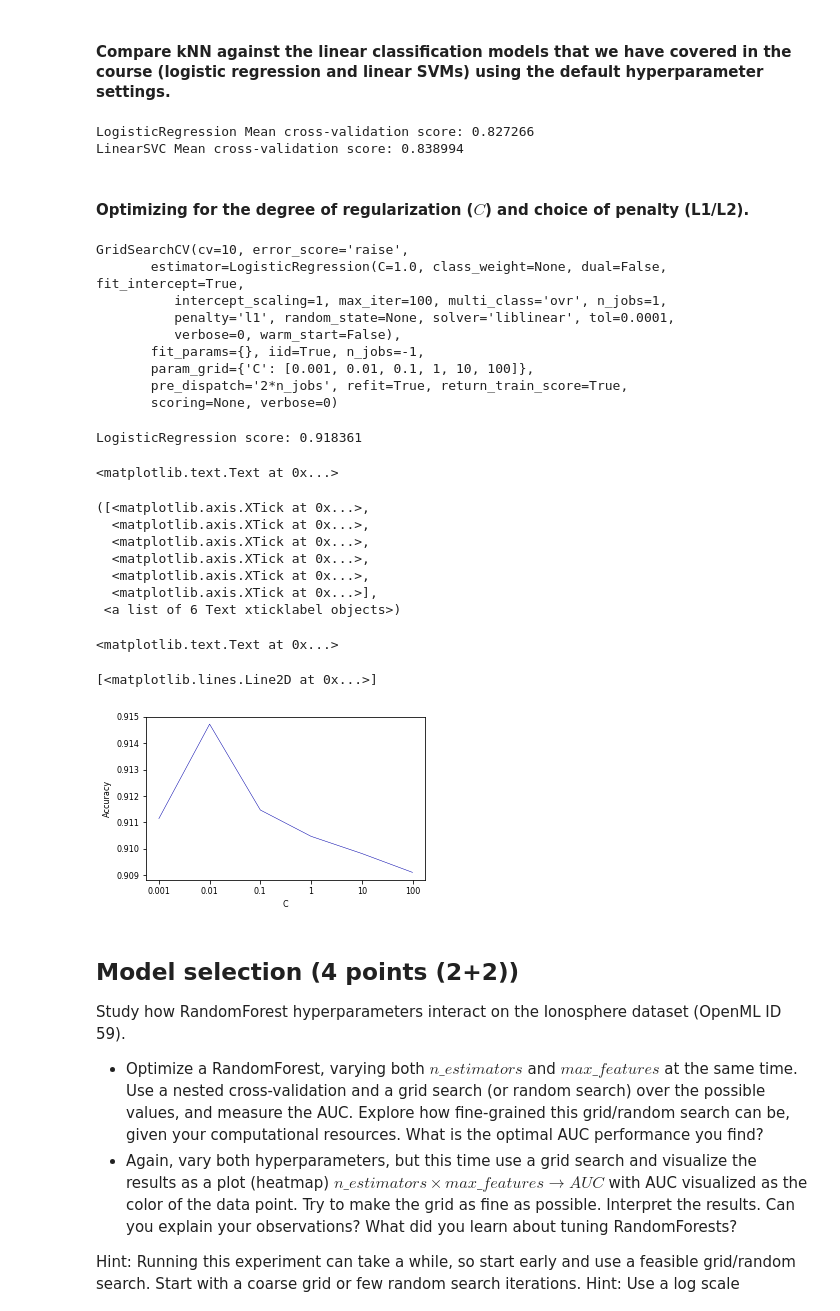
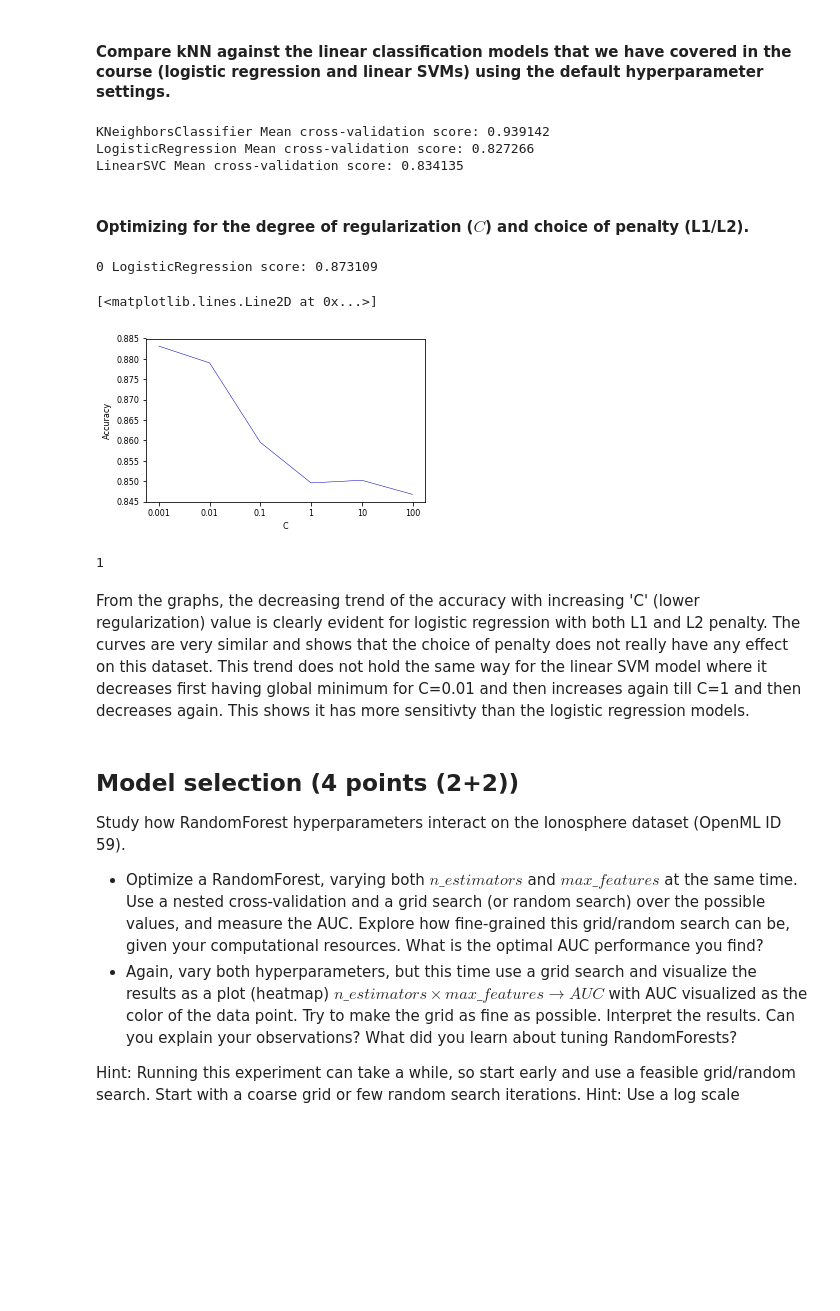
Before and after one commit to surajiyer/Machine-learning, a Jupyter notebook: A1-Iyer-Chen.ipynb, the cells around one changed output. Drawn from its saved outputs; the diff is of its cells as text; code cells hidden in the pictures; blank space fills up the shorter version.

```diff
--- a/A1-Iyer-Chen.ipynb
+++ b/A1-Iyer-Chen.ipynb
@@ -142,6 +147,7 @@ There is more variation in the result without bootstrapping repeat, while the mi
 # %% [markdown]
 #### Compare kNN against the linear classification models that we have covered in the course (logistic regression and linear SVMs) using the default hyperparameter settings.
 # %%
+from sklearn.neighbors import KNeighborsClassifier
 from sklearn.linear_model import LogisticRegression
 from sklearn.svm import LinearSVC
 from sklearn.model_selection import train_test_split, cross_val_score
@@ -150,59 +156,48 @@ from sklearn.model_selection import train_test_split, cross_val_score
 X_train, _, y_train, _ = train_test_split(X, y, stratify=y, train_size=.1, random_state=66)
 
 # Build the models
-logistic, svc = LogisticRegression(), LinearSVC()
+knn, logistic, svc = KNeighborsClassifier(), LogisticRegression(), LinearSVC()
 
-for clf in [logistic, svc]:
+for clf in [knn, logistic, svc]:
     scores = cross_val_score(clf, X_train, y_train, cv=10, n_jobs=-1)
     print('%s Mean cross-validation score: %f' % (clf.__class__.__name__, np.mean(scores)))
 # %% [output]
+KNeighborsClassifier Mean cross-validation score: 0.939142
 LogisticRegression Mean cross-validation score: 0.827266
-LinearSVC Mean cross-validation score: 0.838994
+LinearSVC Mean cross-validation score: 0.834135
 # %% [markdown]
 #### Optimizing for the degree of regularization ($C$) and choice of penalty (L1/L2).
 # %%
 from sklearn.linear_model import LogisticRegression
 from sklearn.svm import LinearSVC
-from sklearn.model_selection import train_test_split, cross_val_score, GridSearchCV
+from sklearn.model_selection import train_test_split, GridSearchCV
 
-X_train, X_test, y_train, y_test = train_test_split(X, y, stratify=y, train_size=.66, random_state=66)
+X_train, _, y_train, _ = train_test_split(X, y, stratify=y, train_size=.1, random_state=66)
+X_train, X_test, y_train, y_test = train_test_split(X_train, y_train, stratify=y_train, train_size=.66, random_state=66)
 
 # Build the models
-logistic_l1, logistic_l2, svc = LogisticRegression(penalty='l1'), LogisticRegression(penalty='l2'), LinearSVC()
+logistic_l1, logistic_l2 = LogisticRegression(penalty='l1'), LogisticRegression(penalty='l2')
+svc_l1, svc_l2 = LinearSVC(penalty='l1', loss='hinge'), LinearSVC(penalty='l2')
 param_grid = { 'C': [0.001, 0.01, 0.1, 1, 10, 100] }
 
-for clf in [logistic_l1, logistic_l2, svc]:
-    grid_search = GridSearchCV(clf, param_grid, cv=10, n_jobs=-1)
+for i, clf in enumerate([logistic_l1, logistic_l2, svc_l1, svc_l2]):
+    print(i, end=" ")
+    grid_search = GridSearchCV(clf, param_grid, cv=5, n_jobs=-1)
     _ = grid_search.fit(X_train, y_train)
     score = grid_search.score(X_test, y_test)
     print('%s score: %f' % (clf.__class__.__name__, score))
     _ = plt.xlabel('C')
     _ = plt.xticks(np.arange(len(param_grid['C'])), param_grid['C'])
     _ = plt.ylabel('Accuracy')
     plt.plot(np.arange(len(param_grid['C'])), grid_search.cv_results_['mean_test_score'])
     plt.show()
 # %% [output]
-GridSearchCV(cv=10, error_score='raise',
-       estimator=LogisticRegression(C=1.0, class_weight=None, dual=False, fit_intercept=True,
-          intercept_scaling=1, max_iter=100, multi_class='ovr', n_jobs=1,
-          penalty='l1', random_state=None, solver='liblinear', tol=0.0001,
-          verbose=0, warm_start=False),
-       fit_params={}, iid=True, n_jobs=-1,
-       param_grid={'C': [0.001, 0.01, 0.1, 1, 10, 100]},
-       pre_dispatch='2*n_jobs', refit=True, return_train_score=True,
-       scoring=None, verbose=0)
+0 LogisticRegression score: 0.873109
-LogisticRegression score: 0.918361
+[<matplotlib.lines.Line2D at 0x...>]
+[figure, new version]
-<matplotlib.text.Text at 0x...>
+1
-([<matplotlib.axis.XTick at 0x...>,
-  <matplotlib.axis.XTick at 0x...>,
-  <matplotlib.axis.XTick at 0x...>,
-  <matplotlib.axis.XTick at 0x...>,
-  <matplotlib.axis.XTick at 0x...>,
-  <matplotlib.axis.XTick at 0x...>],
- <a list of 6 Text xticklabel objects>)
-<matplotlib.text.Text at 0x...>
-[<matplotlib.lines.Line2D at 0x...>]
-[figure, old version]
+# %% [markdown]
+From the graphs, the decreasing trend of the accuracy with increasing 'C' (lower regularization) value is clearly evident for logistic regression with both L1 and L2 penalty. The curves are very similar and shows that the choice of penalty does not really have any effect on this dataset. This trend does not hold the same way for the linear SVM model where it decreases first having global minimum for C=0.01 and then increases again till C=1 and then decreases again. This shows it has more sensitivty than the logistic regression models.
 # %% [markdown]
 ## Model selection (4 points (2+2))
 Study how RandomForest hyperparameters interact on the Ionosphere dataset (OpenML ID 59).
```
Also changed, not shown: parts of 5 cells of this notebook.
